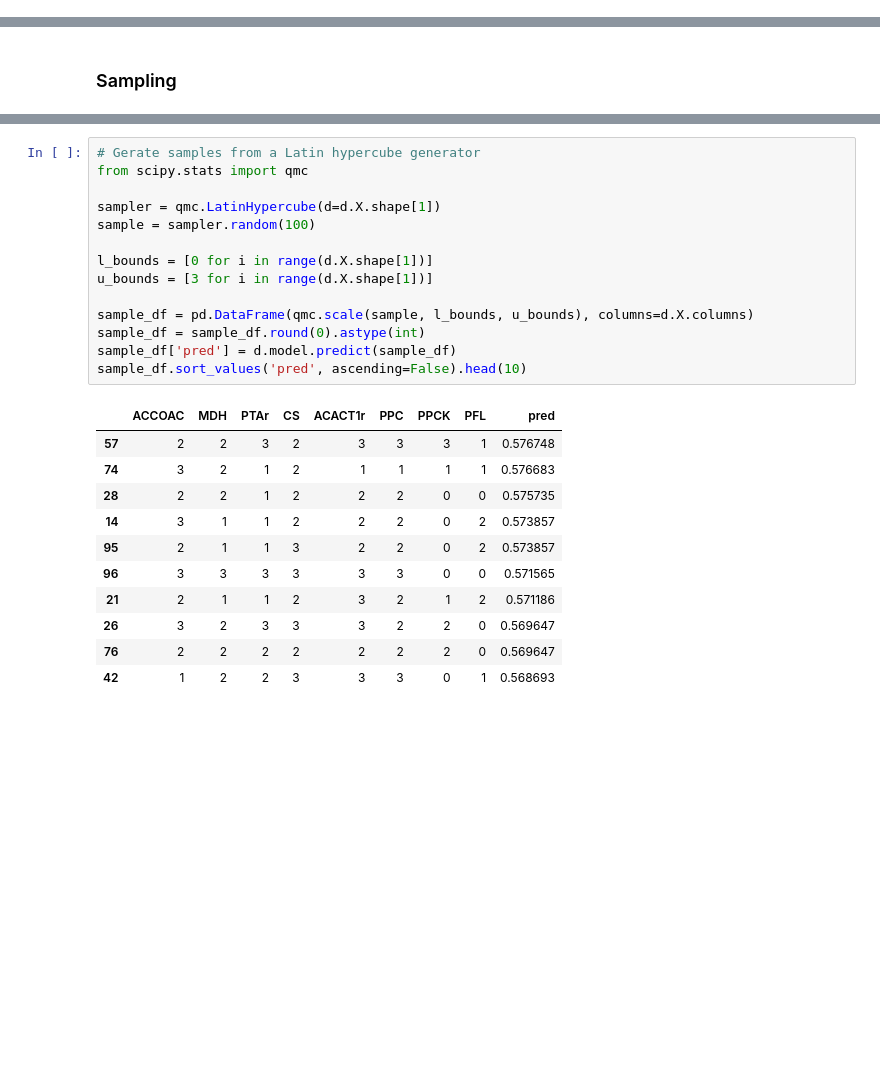
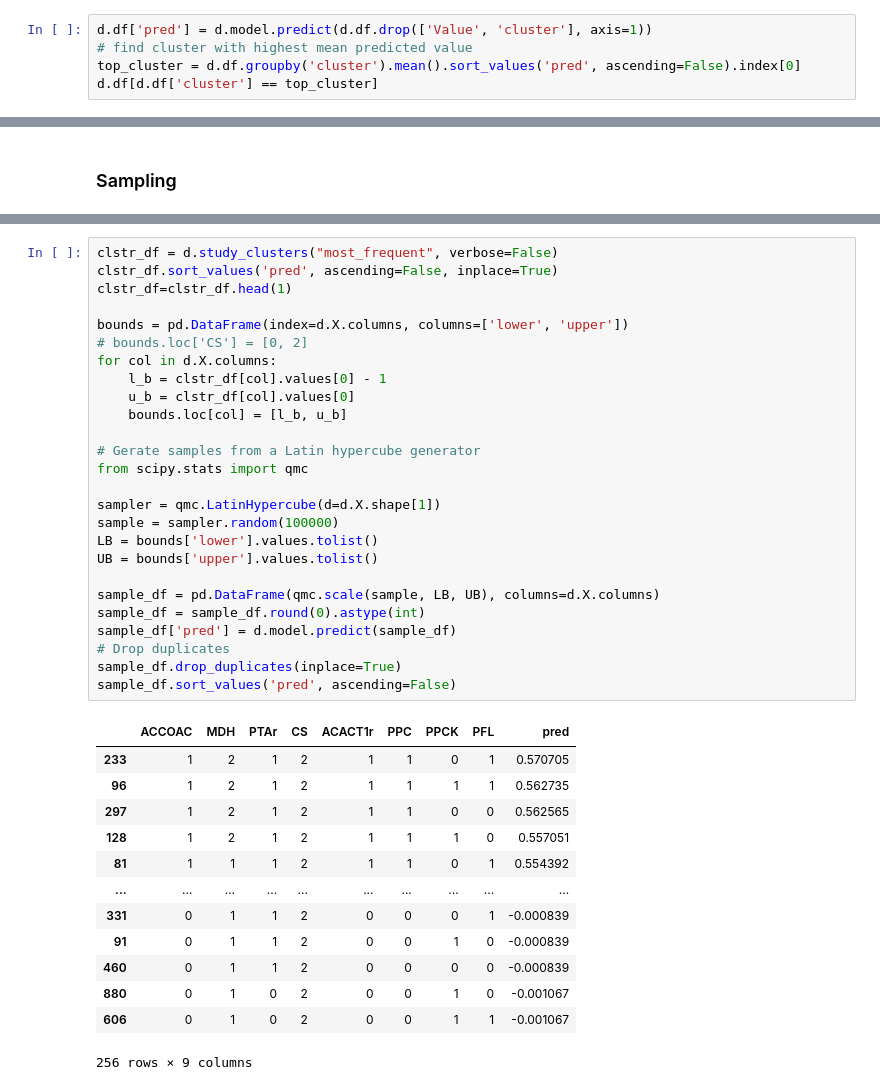
Before and after one commit to costasmexis/straindesignXAI, a Jupyter notebook: notebooks/Isoprenol.ipynb, the cells around one changed output, grey strips where cells are left out. Drawn from its saved outputs; the diff is of its cells as text; blank space fills up the shorter version.

```diff
--- a/notebooks/Isoprenol.ipynb
+++ b/notebooks/Isoprenol.ipynb
@@ -121,0 +145,5 @@ d.df[d.df['cluster'] == 6]
+# %%
+d.df['pred'] = d.model.predict(d.df.drop(['Value', 'cluster'], axis=1))
+# find cluster with highest mean predicted value
+top_cluster = d.df.groupby('cluster').mean().sort_values('pred', ascending=False).index[0]
+d.df[d.df['cluster'] == top_cluster]
@@ -153,26 +197,40 @@ Name: cluster, dtype: int64
 # %%
+clstr_df = d.study_clusters("most_frequent", verbose=False)
+clstr_df.sort_values('pred', ascending=False, inplace=True)
+clstr_df=clstr_df.head(1)
+
+bounds = pd.DataFrame(index=d.X.columns, columns=['lower', 'upper'])
+# bounds.loc['CS'] = [0, 2]
+for col in d.X.columns:
+    l_b = clstr_df[col].values[0] - 1
+    u_b = clstr_df[col].values[0]
+    bounds.loc[col] = [l_b, u_b]
+
 # Gerate samples from a Latin hypercube generator
 from scipy.stats import qmc
 
 sampler = qmc.LatinHypercube(d=d.X.shape[1])
-sample = sampler.random(100)
+sample = sampler.random(100000)
+LB = bounds['lower'].values.tolist()
+UB = bounds['upper'].values.tolist()
 
-l_bounds = [0 for i in range(d.X.shape[1])]
-u_bounds = [3 for i in range(d.X.shape[1])]
-
-sample_df = pd.DataFrame(qmc.scale(sample, l_bounds, u_bounds), columns=d.X.columns)
+sample_df = pd.DataFrame(qmc.scale(sample, LB, UB), columns=d.X.columns)
 sample_df = sample_df.round(0).astype(int)
 sample_df['pred'] = d.model.predict(sample_df)
-sample_df.sort_values('pred', ascending=False).head(10)
+# Drop duplicates
+sample_df.drop_duplicates(inplace=True)
+sample_df.sort_values('pred', ascending=False)
 # %% [output]
 |  | ACCOAC | MDH | PTAr | CS | ACACT1r | PPC | PPCK | PFL | pred |
-| 57 | 2 | 2 | 3 | 2 | 3 | 3 | 3 | 1 | 0.576748 |
-| 74 | 3 | 2 | 1 | 2 | 1 | 1 | 1 | 1 | 0.576683 |
-| 28 | 2 | 2 | 1 | 2 | 2 | 2 | 0 | 0 | 0.575735 |
-| 14 | 3 | 1 | 1 | 2 | 2 | 2 | 0 | 2 | 0.573857 |
-| 95 | 2 | 1 | 1 | 3 | 2 | 2 | 0 | 2 | 0.573857 |
-| 96 | 3 | 3 | 3 | 3 | 3 | 3 | 0 | 0 | 0.571565 |
-| 21 | 2 | 1 | 1 | 2 | 3 | 2 | 1 | 2 | 0.571186 |
-| 26 | 3 | 2 | 3 | 3 | 3 | 2 | 2 | 0 | 0.569647 |
-| 76 | 2 | 2 | 2 | 2 | 2 | 2 | 2 | 0 | 0.569647 |
-| 42 | 1 | 2 | 2 | 3 | 3 | 3 | 0 | 1 | 0.568693 |
+| 233 | 1 | 2 | 1 | 2 | 1 | 1 | 0 | 1 | 0.570705 |
+| 96 | 1 | 2 | 1 | 2 | 1 | 1 | 1 | 1 | 0.562735 |
+| 297 | 1 | 2 | 1 | 2 | 1 | 1 | 0 | 0 | 0.562565 |
+| 128 | 1 | 2 | 1 | 2 | 1 | 1 | 1 | 0 | 0.557051 |
+| 81 | 1 | 1 | 1 | 2 | 1 | 1 | 0 | 1 | 0.554392 |
+| ... | ... | ... | ... | ... | ... | ... | ... | ... | ... |
+| 331 | 0 | 1 | 1 | 2 | 0 | 0 | 0 | 1 | -0.000839 |
+| 91 | 0 | 1 | 1 | 2 | 0 | 0 | 1 | 0 | -0.000839 |
+| 460 | 0 | 1 | 1 | 2 | 0 | 0 | 0 | 0 | -0.000839 |
+| 880 | 0 | 1 | 0 | 2 | 0 | 0 | 1 | 0 | -0.001067 |
+| 606 | 0 | 1 | 0 | 2 | 0 | 0 | 1 | 1 | -0.001067 |
+256 rows × 9 columns
```
Also changed, not shown: parts of 8 cells of this notebook, 1 other file.
